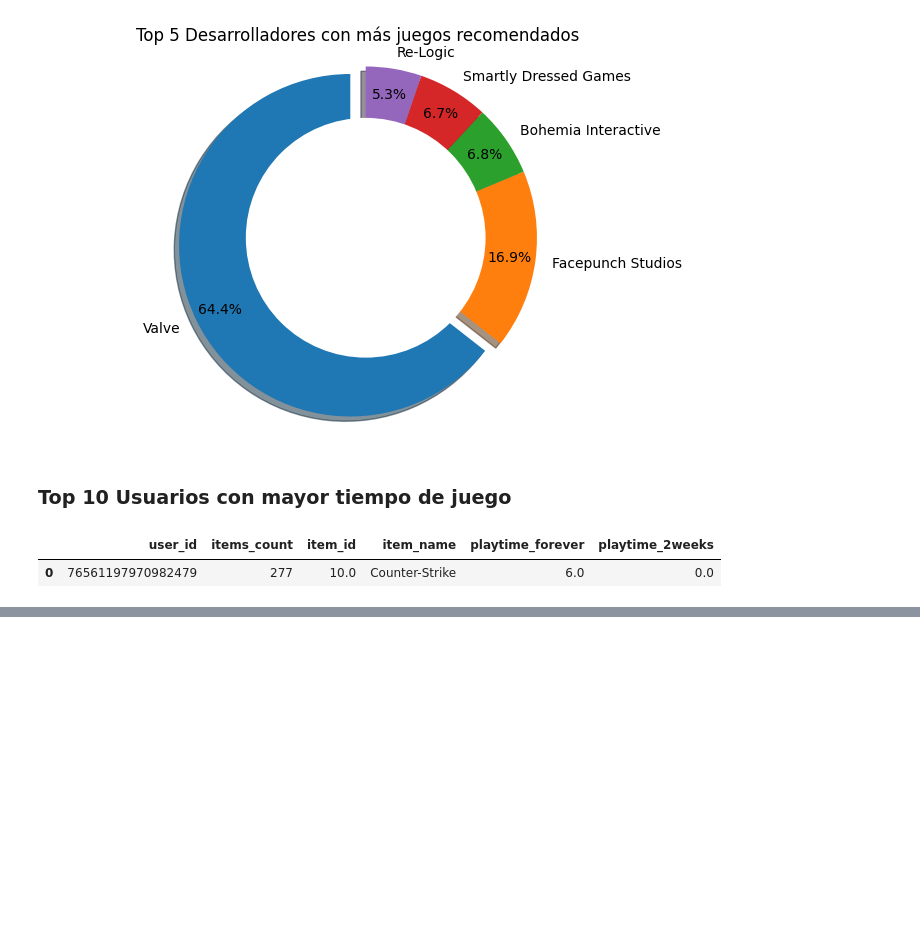
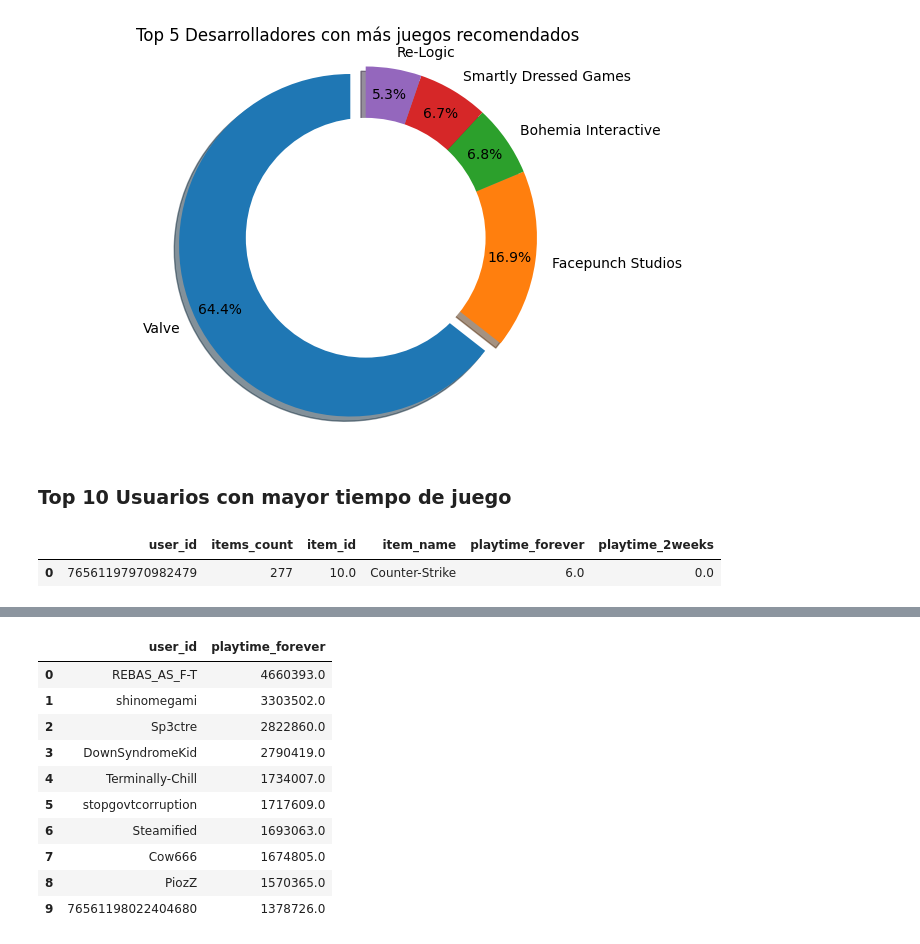
Before and after one commit to LuisLaurence23/PI-Machine-Learning, a Jupyter notebook: Eda.ipynb, the cells around one changed output, grey strips where cells are left out. Cells and saved outputs as stored; diff of their text form; code cells hidden in the pictures; blank space fills up the shorter version.

```diff
--- a/Eda.ipynb
+++ b/Eda.ipynb
@@ -249,0 +246,14 @@ plt.show()
+# %%
+tiempo_juego
+# %% [output]
+|  | user_id | playtime_forever |
+| 0 | REBAS_AS_F-T | 4660393.0 |
+| 1 | shinomegami | 3303502.0 |
+| 2 | Sp3ctre | 2822860.0 |
+| 3 | DownSyndromeKid | 2790419.0 |
+| 4 | Terminally-Chill | 1734007.0 |
+| 5 | stopgovtcorruption | 1717609.0 |
+| 6 | Steamified | 1693063.0 |
+| 7 | Cow666 | 1674805.0 |
+| 8 | PiozZ | 1570365.0 |
+| 9 | 76561198022404680 | 1378726.0 |
```
Also changed, not shown: parts of 1 cell of this notebook, 2 other files.
